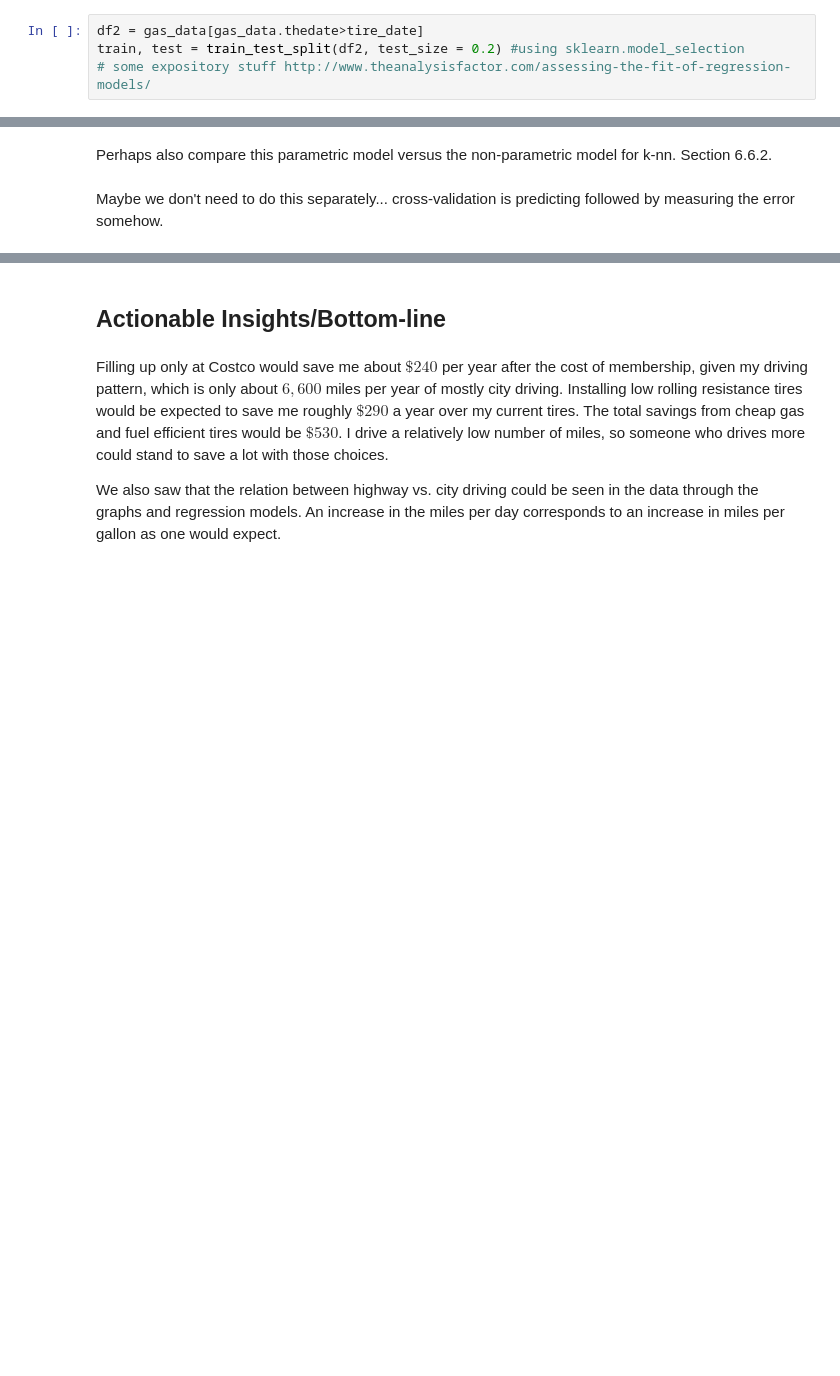
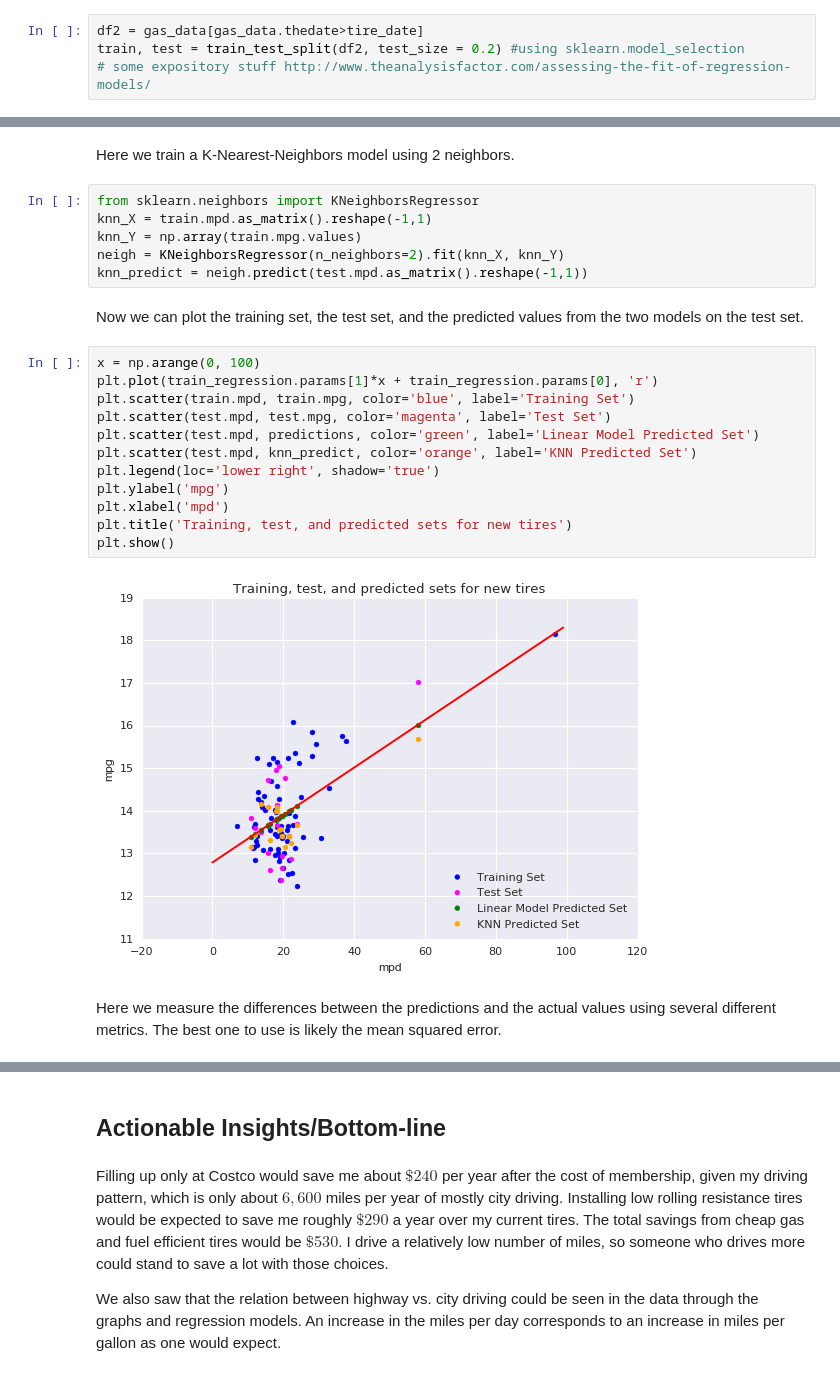
Before and after one commit to MLFontaine/data-science-side-projects, a Jupyter notebook: mpg_project/MpG_Jupyter.ipynb, the cells around one changed output, grey strips where cells are left out. Cells and saved outputs as stored; diff of their text form; blank space fills up the shorter version.

Commit message:
mpg update - validation

```diff
--- a/mpg_project/MpG_Jupyter.ipynb
+++ b/mpg_project/MpG_Jupyter.ipynb
@@ -589,4 +566,26 @@ print explained_variance_score(test['mpg'].values, predictions.values)
-# %% [markdown]
-Perhaps also compare this parametric model versus the non-parametric model for k-nn. Section 6.6.2.
-# %% [markdown]
-Maybe we don't need to do this separately... cross-validation is predicting followed by measuring the error somehow.
+# %% [markdown]
+Here we train a K-Nearest-Neighbors model using 2 neighbors.
+# %%
+from sklearn.neighbors import KNeighborsRegressor
+knn_X = train.mpd.as_matrix().reshape(-1,1)
+knn_Y = np.array(train.mpg.values)
+neigh = KNeighborsRegressor(n_neighbors=2).fit(knn_X, knn_Y)
+knn_predict = neigh.predict(test.mpd.as_matrix().reshape(-1,1))
+# %% [markdown]
+Now we can plot the training set, the test set, and the predicted values from the two models on the test set.
+# %%
+x = np.arange(0, 100)
+plt.plot(train_regression.params[1]*x + train_regression.params[0], 'r')
+plt.scatter(train.mpd, train.mpg, color='blue', label='Training Set')
+plt.scatter(test.mpd, test.mpg, color='magenta', label='Test Set')
+plt.scatter(test.mpd, predictions, color='green', label='Linear Model Predicted Set')
+plt.scatter(test.mpd, knn_predict, color='orange', label='KNN Predicted Set')
+plt.legend(loc='lower right', shadow='true')
+plt.ylabel('mpg')
+plt.xlabel('mpd')
+plt.title('Training, test, and predicted sets for new tires')
+plt.show()
+# %% [output]
+[figure, added]
+# %% [markdown]
+Here we measure the differences between the predictions and the actual values using several different metrics. The best one to use is likely the mean squared error.
```
Also changed, not shown: parts of 29 cells of this notebook, 1 other file.
